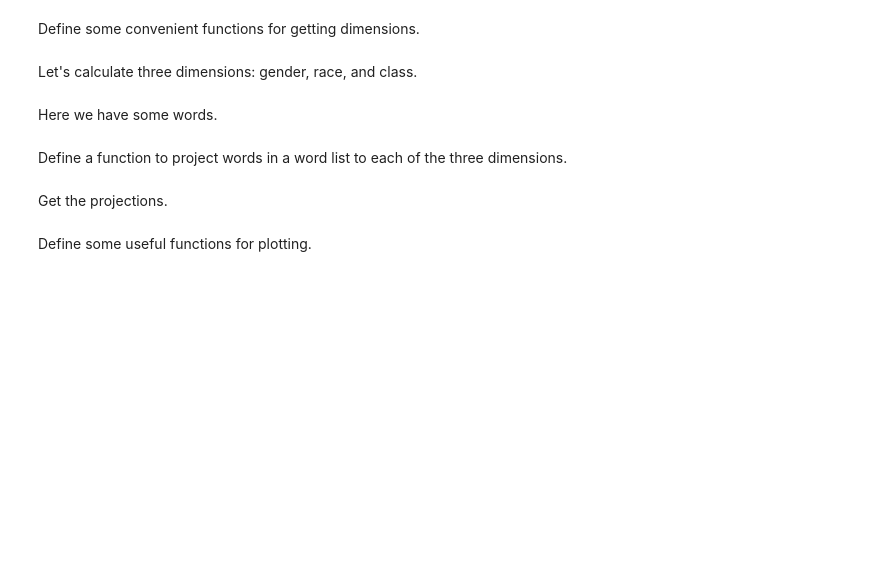
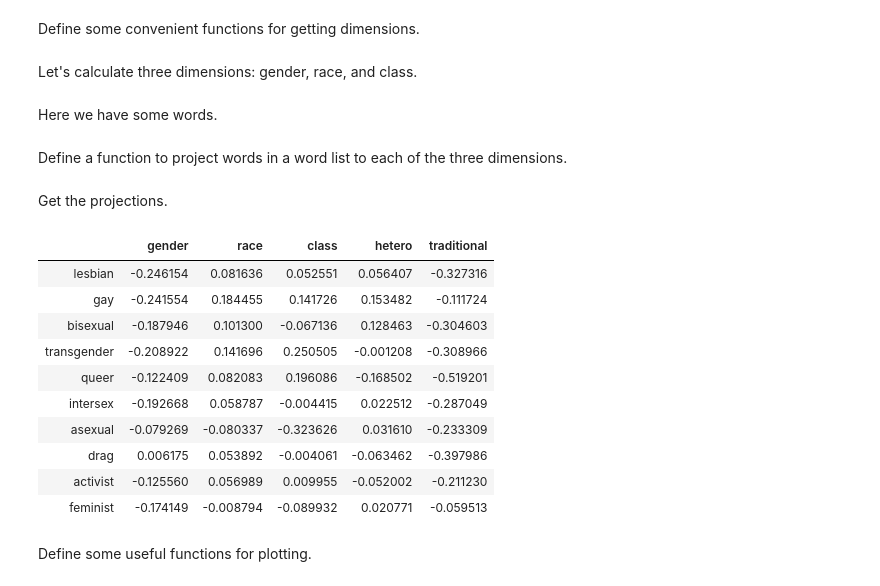
Before and after one commit to vahuja92/content-analysis-20, a Jupyter notebook: week-7/7-Vector-Space-Word-Embeddings.ipynb, the cells around one changed output. Drawn from its saved outputs; the diff is of its cells as text; code cells hidden in the pictures; blank space fills up the shorter version.

```diff
--- a/week-7/7-Vector-Space-Word-Embeddings.ipynb
+++ b/week-7/7-Vector-Space-Word-Embeddings.ipynb
@@ -685,6 +670,21 @@ def makeDF(model, word_list):
 # %% [markdown]
 Get the projections.
 # %%
-OCCdf = makeDF(nytimes_model, Occupations)
-Fooddf = makeDF(nytimes_model, Foods)
-Sportsdf = makeDF(nytimes_model, Sports)
+OCCdf = makeDF(cocaW2V, Occupations)
+Fooddf = makeDF(cocaW2V, Foods)
+Sportsdf = makeDF(cocaW2V, Sports)
+lgbtdf = makeDF(cocaW2V, lgbt)
+# %%
+lgbtdf
+# %% [output]
+|  | gender | race | class | hetero | traditional |
+| lesbian | -0.246154 | 0.081636 | 0.052551 | 0.056407 | -0.327316 |
+| gay | -0.241554 | 0.184455 | 0.141726 | 0.153482 | -0.111724 |
+| bisexual | -0.187946 | 0.101300 | -0.067136 | 0.128463 | -0.304603 |
+| transgender | -0.208922 | 0.141696 | 0.250505 | -0.001208 | -0.308966 |
+| queer | -0.122409 | 0.082083 | 0.196086 | -0.168502 | -0.519201 |
+| intersex | -0.192668 | 0.058787 | -0.004415 | 0.022512 | -0.287049 |
+| asexual | -0.079269 | -0.080337 | -0.323626 | 0.031610 | -0.233309 |
+| drag | 0.006175 | 0.053892 | -0.004061 | -0.063462 | -0.397986 |
+| activist | -0.125560 | 0.056989 | 0.009955 | -0.052002 | -0.211230 |
+| feminist | -0.174149 | -0.008794 | -0.089932 | 0.020771 | -0.059513 |
```
Also changed, not shown: parts of 40 cells of this notebook.
